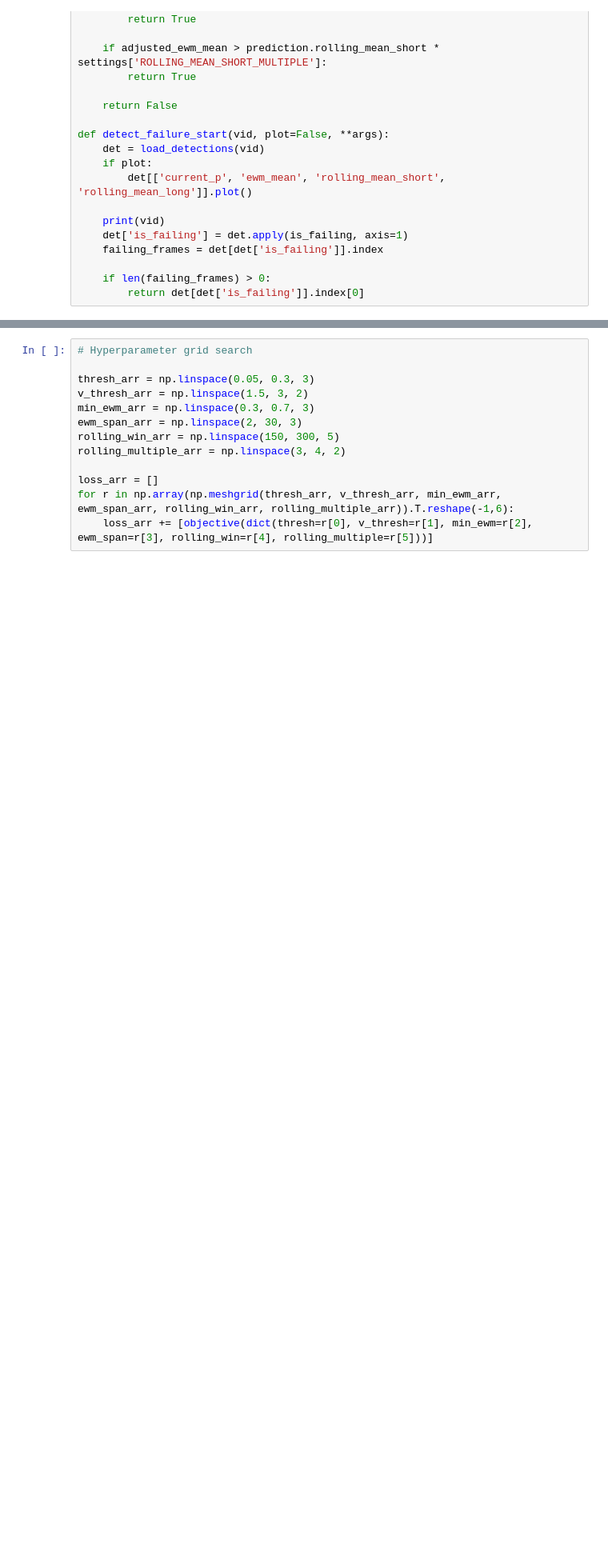
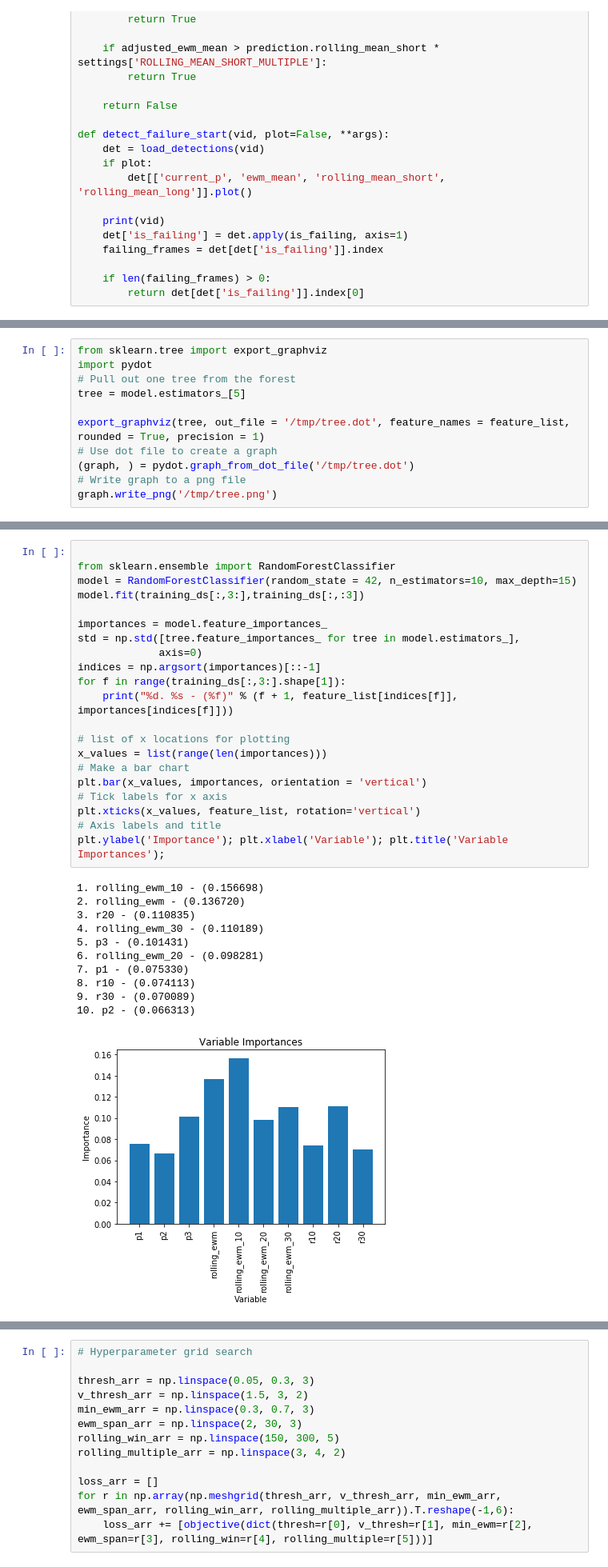
Before and after one commit to test-v1/notebooks-1, a Jupyter notebook: yolo/Prod Model Validation.ipynb, the cells around one changed output, grey strips where cells are left out. Shown at 80% size. Drawn from its saved outputs; the diff is of its cells as text; blank space fills up the shorter version.

```diff
--- a/yolo/Prod Model Validation.ipynb
+++ b/yolo/Prod Model Validation.ipynb
@@ -378,0 +338,11 @@ print(len(results['fp']), len(results['fn']))
+# %%
+from sklearn.tree import export_graphviz
+import pydot
+# Pull out one tree from the forest
+tree = model.estimators_[5]
+
+export_graphviz(tree, out_file = '/tmp/tree.dot', feature_names = feature_list, rounded = True, precision = 1)
+# Use dot file to create a graph
+(graph, ) = pydot.graph_from_dot_file('/tmp/tree.dot')
+# Write graph to a png file
+graph.write_png('/tmp/tree.png')
@@ -378,0 +567,33 @@ print(len(results['fp']), len(results['fn']))
+# %%
+
+from sklearn.ensemble import RandomForestClassifier
+model = RandomForestClassifier(random_state = 42, n_estimators=10, max_depth=15)
+model.fit(training_ds[:,3:],training_ds[:,:3])
+
+importances = model.feature_importances_
+std = np.std([tree.feature_importances_ for tree in model.estimators_],
+             axis=0)
+indices = np.argsort(importances)[::-1]
+for f in range(training_ds[:,3:].shape[1]):
+    print("%d. %s - (%f)" % (f + 1, feature_list[indices[f]], importances[indices[f]]))
+
+# list of x locations for plotting
+x_values = list(range(len(importances)))
+# Make a bar chart
+plt.bar(x_values, importances, orientation = 'vertical')
+# Tick labels for x axis
+plt.xticks(x_values, feature_list, rotation='vertical')
+# Axis labels and title
+plt.ylabel('Importance'); plt.xlabel('Variable'); plt.title('Variable Importances');
+# %% [output]
+1. rolling_ewm_10 - (0.156698)
+2. rolling_ewm - (0.136720)
+3. r20 - (0.110835)
+4. rolling_ewm_30 - (0.110189)
+5. p3 - (0.101431)
+6. rolling_ewm_20 - (0.098281)
+7. p1 - (0.075330)
+8. r10 - (0.074113)
+9. r30 - (0.070089)
+10. p2 - (0.066313)
+[figure, added]
```
Also changed, not shown: parts of 29 cells of this notebook.
